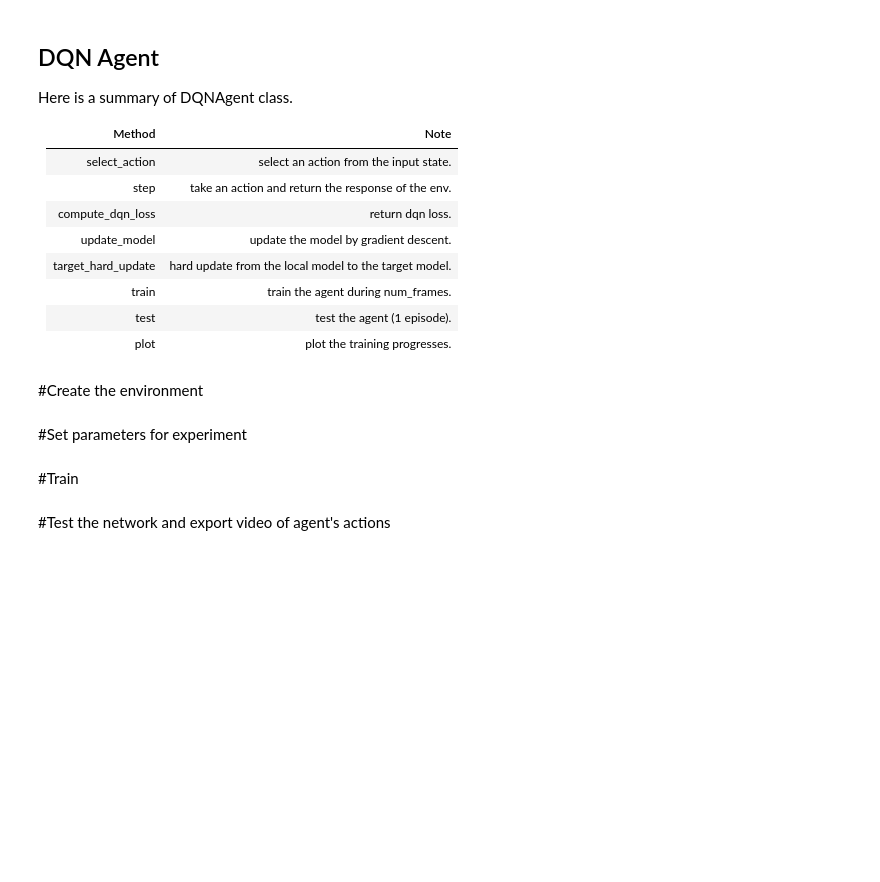
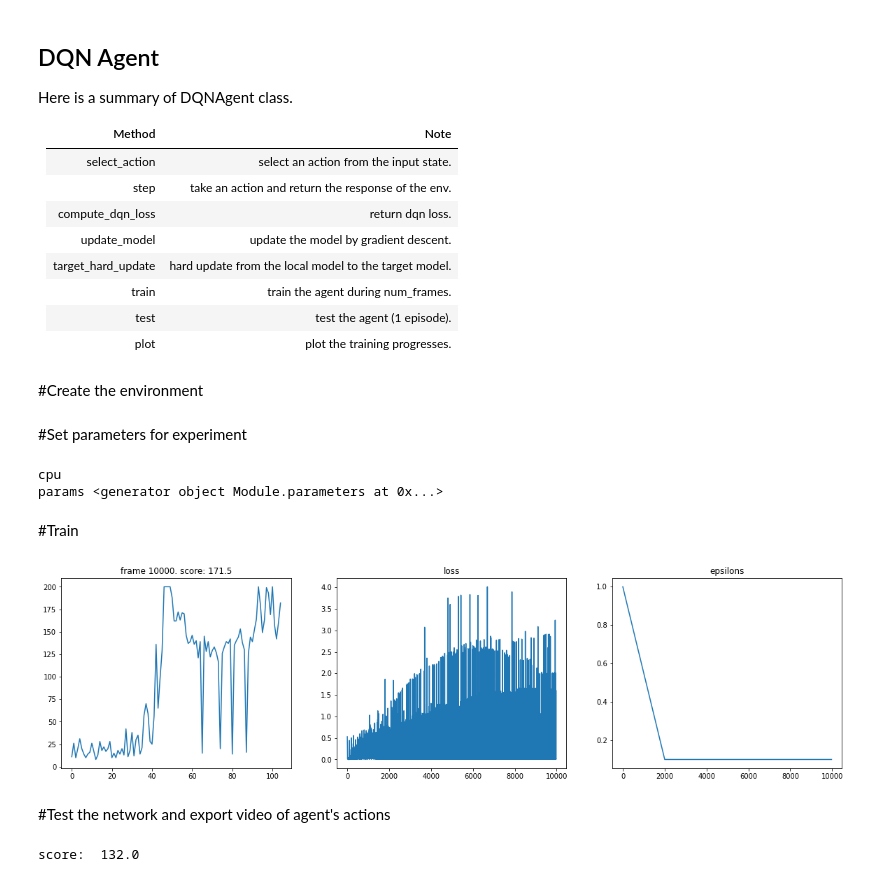
Before and after one commit to BTitor/ai-webdev, a Jupyter notebook: lessons/lesson-04/lesson-04.BTitor.ipynb, the cells around one changed output. Saved outputs shown, nothing was run; the diff lists cells and outputs as text; code cells hidden in the pictures; blank space fills up the shorter version.

```diff
--- a/lessons/lesson-04/lesson-04.BTitor.ipynb
+++ b/lessons/lesson-04/lesson-04.BTitor.ipynb
@@ -166,15 +166,15 @@ import io
 We are going to use a simple network architecture with three fully connected layers and two non-linearity functions (ReLU).
 # %%
 ### Create a neural network class
-class Network(nn.module):
+class Network(nn.Module):
   def __init__(self,in_dim:int, out_dim:int,num_hn:int):
     super(Network, self).__init__()
 
     self.layers=nn.Sequential(
         nn.Linear(in_dim,num_hn),
         nn.ReLU(),
-        nn.Linear(num_hn,num_hn)
-        nn.ReLU()
+        nn.Linear(num_hn,num_hn),
+        nn.ReLU(),
         nn.Linear(num_hn,out_dim)
     )
 
@@ -260,5 +496,7 @@ Here is a summary of DQNAgent class.
 #Create the environment
 # %%
 # set the environment
+env_id = "CartPole-v0"
+env = gym.make(env_id)
 # %% [markdown]
 #Set parameters for experiment
@@ -267,10 +503,29 @@ Here is a summary of DQNAgent class.
+# %%
+# create params
+num_frames = 10000
+memory_size = 1000
+batch_size = 32
+target_update = 100
+epsilon_decay = 1 / 2000
+num_hidden_nodes=128
+video_folder="videos"
 # %%
 #Initialize the agent using the DQN class
+agent = DQNAgent(env,num_hidden_nodes, memory_size, batch_size, target_update, epsilon_decay)
+# %% [output]
+cpu
+params <generator object Module.parameters at 0x...>
 # %% [markdown]
 #Train
 # %%
 # train the agent
+agent.train(num_frames)
+# %% [output]
+[figure, added]
 # %% [markdown]
 #Test the network and export video of agent's actions
 # %%
 # create the video_folder var
+agent.test(video_folder=video_folder)
+# %% [output]
+score:  132.0
```
Also changed, not shown: parts of 7 cells of this notebook.
